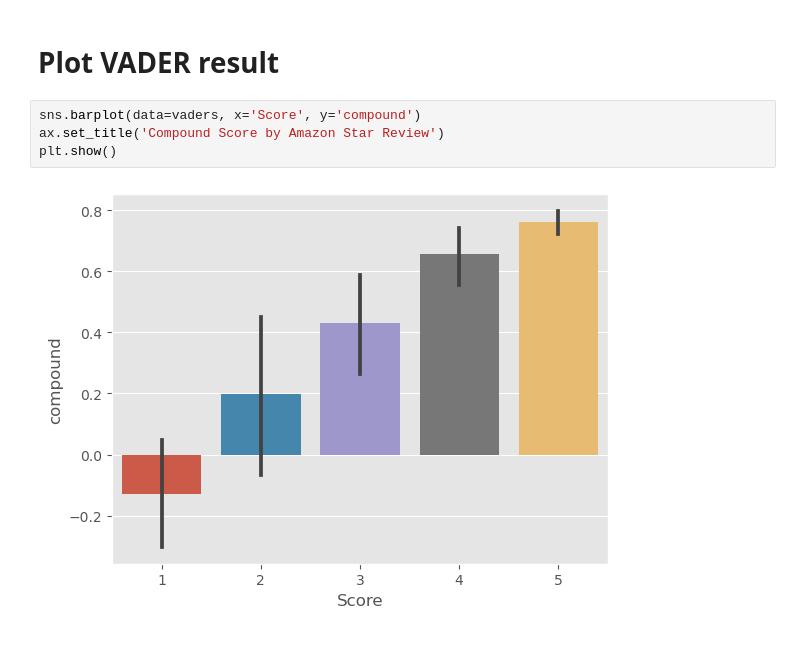
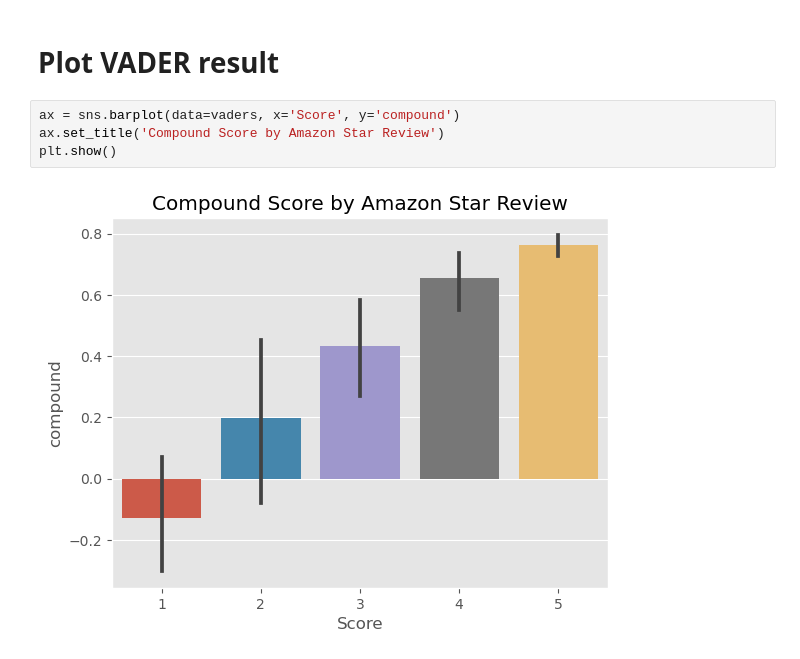
Before and after one commit to shuvrodas13/ML, a Jupyter notebook: prac-nltk.ipynb, the cells around one changed output. Drawn from its saved outputs; the diff is of its cells as text.

Commit message:
Compound score by amazon star review

```diff
--- a/prac-nltk.ipynb
+++ b/prac-nltk.ipynb
@@ -158,8 +158,8 @@ vaders.head()
 # %% [markdown]
 # Plot VADER result
 # %%
-sns.barplot(data=vaders, x='Score', y='compound')
+ax = sns.barplot(data=vaders, x='Score', y='compound')
 ax.set_title('Compound Score by Amazon Star Review')
 plt.show()
 # %% [output]
-[figure, old version]
+[figure, new version]
```
